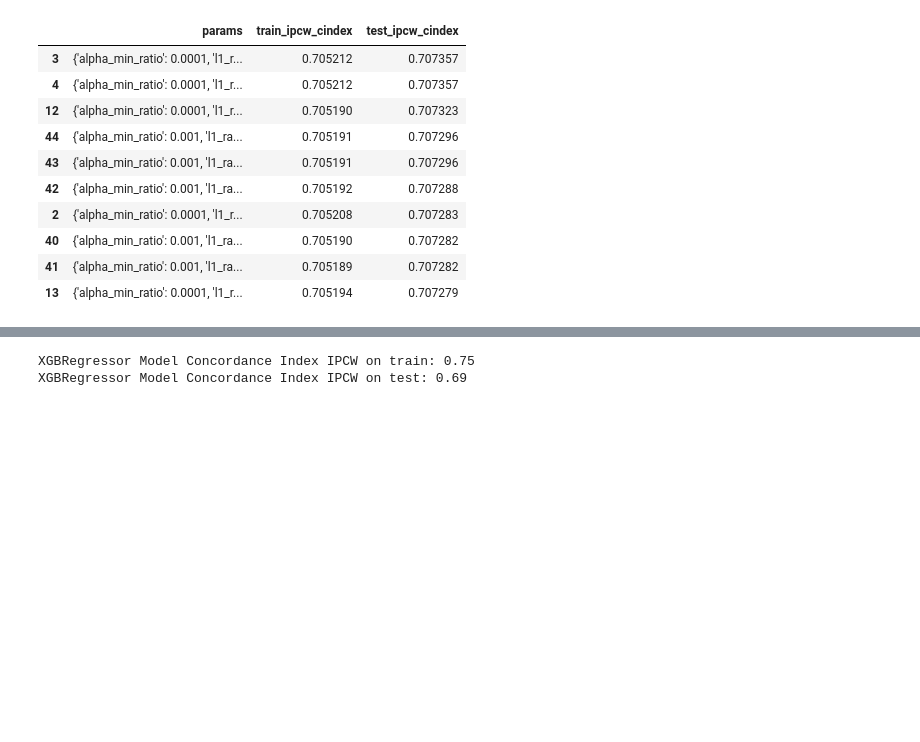
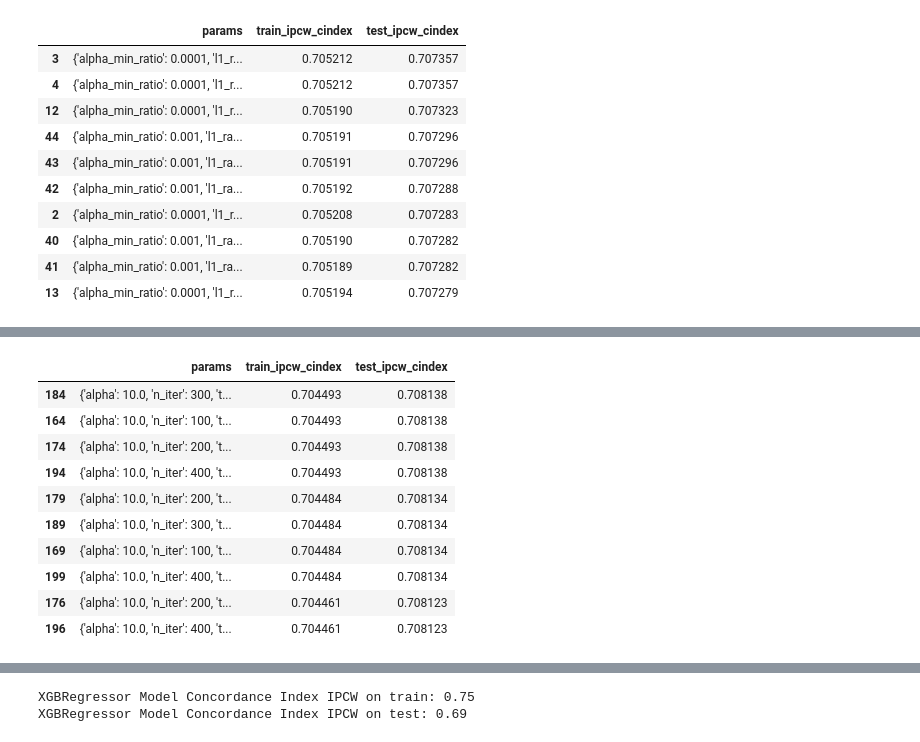
Before and after one commit to grandede-afk/Data-Challenge-Stasc, a Jupyter notebook: test_predictors.ipynb, the cells around one changed output, grey strips where cells are left out. Cells and saved outputs as stored; diff of their text form; code cells hidden in the pictures; blank space fills up the shorter version.

```diff
--- a/test_predictors.ipynb
+++ b/test_predictors.ipynb
@@ -926,0 +929,92 @@ print("✅ Best Parameters:", COX.best_params_)
+# %%
+from sklearn import model_selection
+from sklearn.model_selection import KFold
+from sklearn.model_selection import GridSearchCV
+from time import time
+from sklearn.metrics import make_scorer
+from sksurv.metrics import concordance_index_censored
+from sksurv.linear_model import CoxPHSurvivalAnalysis
+
+
+# features = ['BM_BLAST', 'HB', 'PLT', 'WBC', 'ANC', 'MONOCYTES', 'Nmut', 'Nmut_4',
+#                   'TP53','TET2','CBL', 'EZH2', 'ZRSR2', 'U2AF1', 'RUNX1', 'SF3B1','DNMT3A']
+features = ['BM_BLAST', 'HB', 'PLT', 'WBC', 'MONOCYTES', 'Nmut','TP53',
+                  'TET2','SF3B1','CBL','ZRSR2','EZH2','U2AF1']
+X = df_with_genes_sum.loc[df_with_genes_sum['ID'].isin(target_df["ID"]), features].copy()
+imputer = SimpleImputer(strategy="median")
+X_imputed = pd.DataFrame(imputer.fit_transform(X), columns=features)
+y = Surv.from_dataframe('OS_STATUS', 'OS_YEARS', target_df)
+
+def c_index_scorer(estimator, X, y):
+    """Compute C-index (higher = better) for survival data in GridSearchCV."""
+    risk_scores = estimator.predict(X)
+    # Access fields of the structured array (not DataFrame)
+    event = y["OS_STATUS"]
+    time = y["OS_YEARS"]
+    result = concordance_index_censored(event, time, risk_scores)
+    return result[0]  # Concordance index
+
+# Train/Test split
+X_train, X_test, y_train, y_test = train_test_split(
+    X_imputed, y, test_size=0.3, random_state=42
+)
+
+start = time()
+
+my_kfold = KFold(n_splits=5, shuffle=True, random_state=0)
+
+tuned_parameters = {'tol': [1e-10, 1e-9, 1e-7, 1e-5, 1e-3],
+                    'alpha':[0,1e-3,1e-1, 1, 1e1],
+                    'ties':['breslow', 'efron'],
+                    'n_iter':[100,200,300,400]
+                    }
+
+COX = GridSearchCV(CoxPHSurvivalAnalysis(),
+                      tuned_parameters,
+                      #scoring=c_index_scorer,
+                      cv=my_kfold)
+
+ipcw_results = []
+
+model = COX.fit(X_train, y_train)
+
+for i, est in enumerate(model.cv_results_["params"]):
+    clf = CoxPHSurvivalAnalysis(**est).fit(X_train, y_train)
+    pred_train = clf.predict(X_train)
+    pred_test = clf.predict(X_test)
+    train_ci_ipcw = concordance_index_ipcw(y_train, y_train, pred_train, tau=7)[0]
+    test_ci_ipcw = concordance_index_ipcw(y_train, y_test, pred_test, tau=7)[0]
+
+    ipcw_results.append({
+        "params": est,
+        "train_ipcw_cindex": train_ci_ipcw,
+        "test_ipcw_cindex": test_ci_ipcw
+
+    })
+
+ipcw_df = pd.DataFrame(ipcw_results).sort_values(by="test_ipcw_cindex", ascending=False)
+display(ipcw_df.head(10))
+
+
+# # Predict risk scores
+# pred_train = model.predict(X_train)
+# pred_test = model.predict(X_test)
+
+# # Compute Concordance Index IPCW
+# train_ci_ipcw = concordance_index_ipcw(y_train, y_train, pred_train, tau=7)[0]
+# test_ci_ipcw = concordance_index_ipcw(y_train, y_test, pred_test, tau=7)[0]
+
+# print(f"COX Survival Model Concordance Index IPCW on train: {train_ci_ipcw:.4f}")
+# print(f"COX Survival Model Concordance Index IPCW on test: {test_ci_ipcw:.4f}")
+# %% [output]
+|  | params | train_ipcw_cindex | test_ipcw_cindex |
+| 184 | {'alpha': 10.0, 'n_iter': 300, 't... | 0.704493 | 0.708138 |
+| 164 | {'alpha': 10.0, 'n_iter': 100, 't... | 0.704493 | 0.708138 |
+| 174 | {'alpha': 10.0, 'n_iter': 200, 't... | 0.704493 | 0.708138 |
+| 194 | {'alpha': 10.0, 'n_iter': 400, 't... | 0.704493 | 0.708138 |
+| 179 | {'alpha': 10.0, 'n_iter': 200, 't... | 0.704484 | 0.708134 |
+| 189 | {'alpha': 10.0, 'n_iter': 300, 't... | 0.704484 | 0.708134 |
+| 169 | {'alpha': 10.0, 'n_iter': 100, 't... | 0.704484 | 0.708134 |
+| 199 | {'alpha': 10.0, 'n_iter': 400, 't... | 0.704484 | 0.708134 |
+| 176 | {'alpha': 10.0, 'n_iter': 200, 't... | 0.704461 | 0.708123 |
+| 196 | {'alpha': 10.0, 'n_iter': 400, 't... | 0.704461 | 0.708123 |
```
Also changed, not shown: parts of 9 cells of this notebook, 5 other files.
